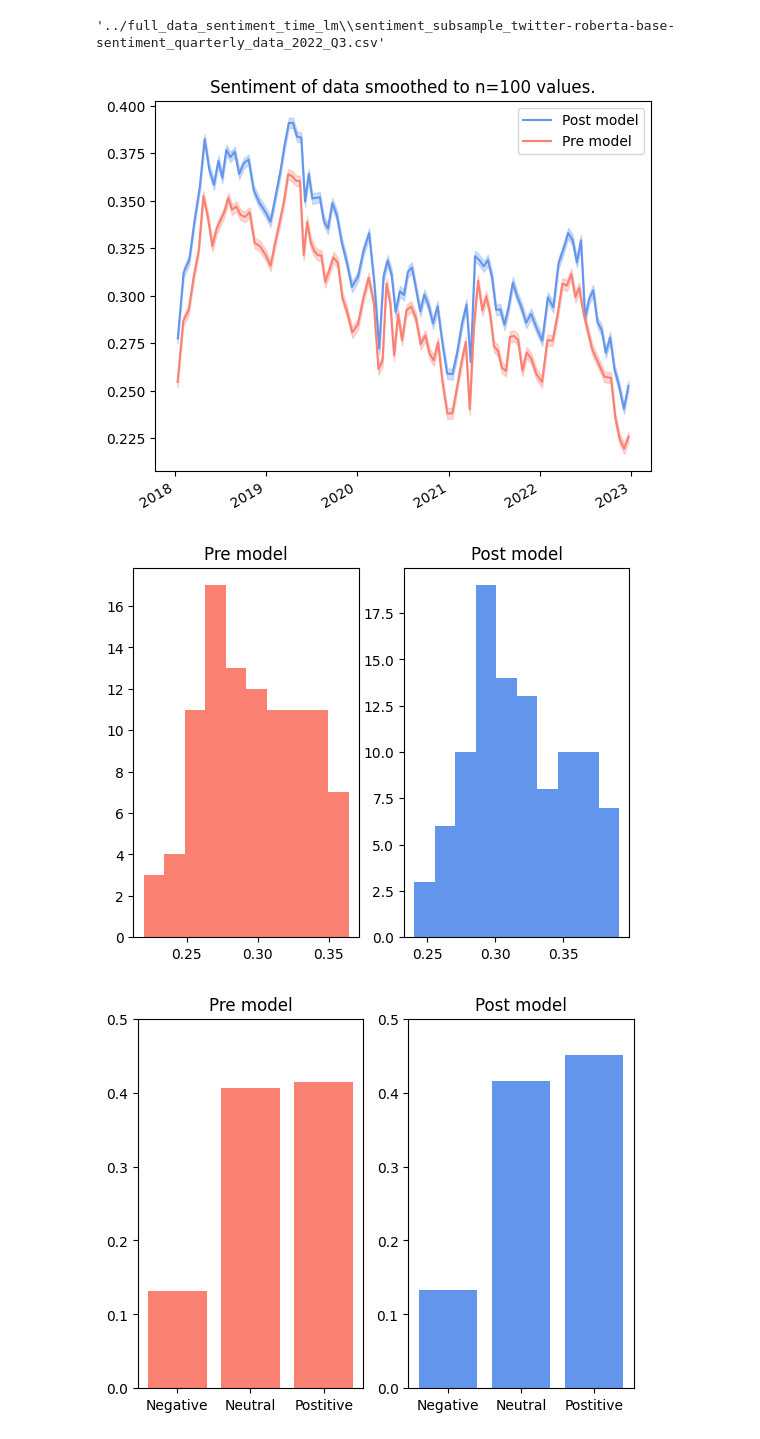
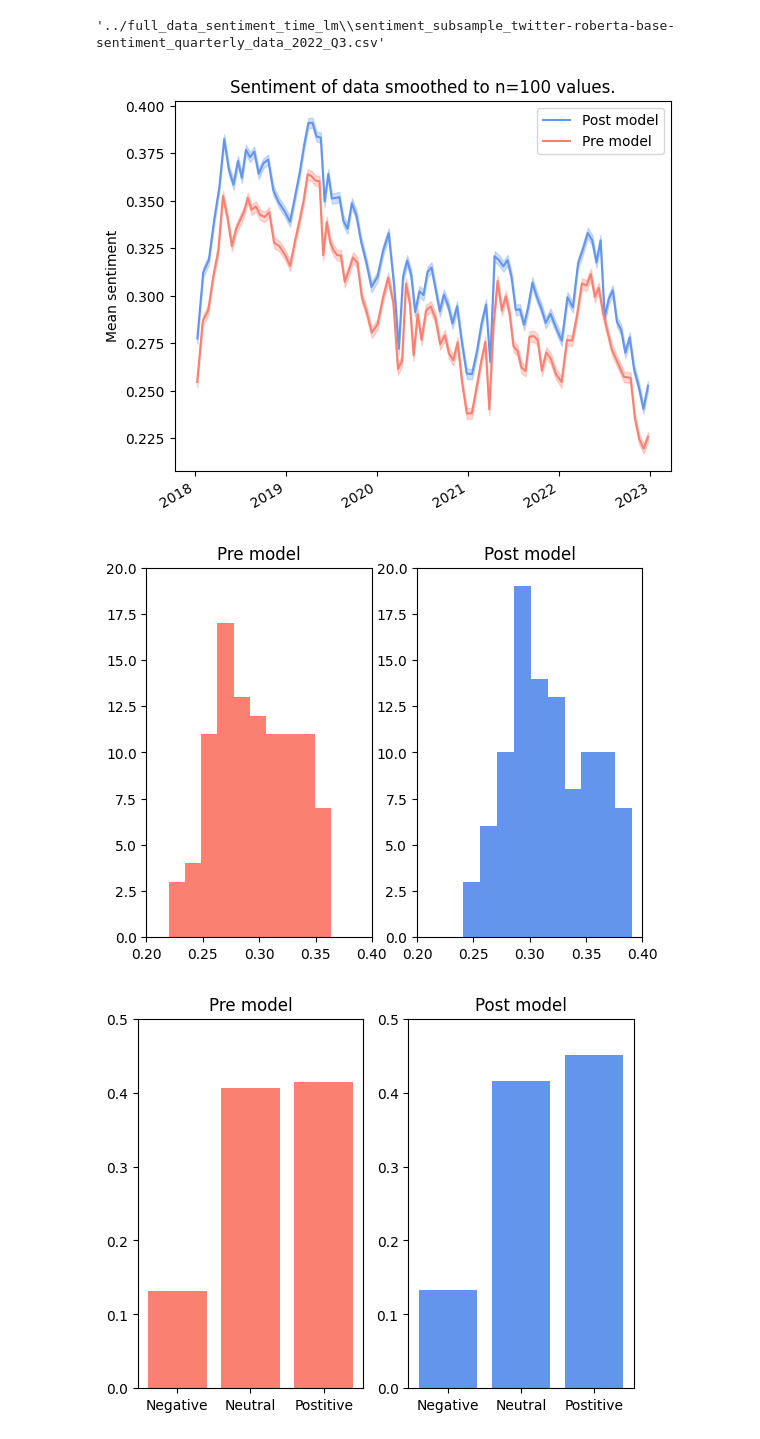
Before and after one commit to Magdk01/Twitter-Emotion-Covid-Project, a Jupyter notebook: sentiment_evaluation/eval_time_lm/basic_evaluation.ipynb, the cells around one changed output. Cells and saved outputs as stored; diff of their text form; code cells hidden in the pictures.

Commit message:
fixed axis and labels on previous sentiment plots

```diff
--- a/sentiment_evaluation/eval_time_lm/basic_evaluation.ipynb
+++ b/sentiment_evaluation/eval_time_lm/basic_evaluation.ipynb
@@ -61,23 +61,29 @@ plt.fill_between(smooth_post['date'], (smooth_post['sentiment']-smooth_post['ci'
 plt.plot(smooth_pre['date'], smooth_pre['sentiment'], label="Pre model", color="salmon")
 plt.fill_between(smooth_pre['date'], (smooth_pre['sentiment']-smooth_pre['ci']), (smooth_pre['sentiment']+smooth_pre['ci']), color='salmon', alpha=alpha)
 
+plt.ylabel("Mean sentiment")
 plt.xticks(rotation=30, ha='right')
 plt.title(f"Sentiment of data smoothed to n={smoothness} values.")
 plt.legend()
 plt.show()
 # %% [output]
-[figure, old version]
+[figure, new version]
 # %%
 fig, axs = plt.subplots(1,2)
 
 axs[0].hist(smooth_pre['sentiment'], color="salmon")
 axs[0].set_title("Pre model")
+axs[0].set_xlim(0.2, 0.4)
+axs[0].set_ylim(0, 20)
 
 axs[1].hist(smooth_post['sentiment'], color='CornflowerBlue')
 axs[1].set_title("Post model")
+axs[1].set_xlim(0.2, 0.4)
+axs[1].set_ylim(0, 20)
+
 plt.show()
 # %% [output]
-[figure, old version]
+[figure, new version]
 # %%
 val_counts_post = post_data['sentiment'].value_counts()
 val_counts_pre = pre_data['sentiment'].value_counts()
```
Also changed, not shown: parts of 1 cell of this notebook.
